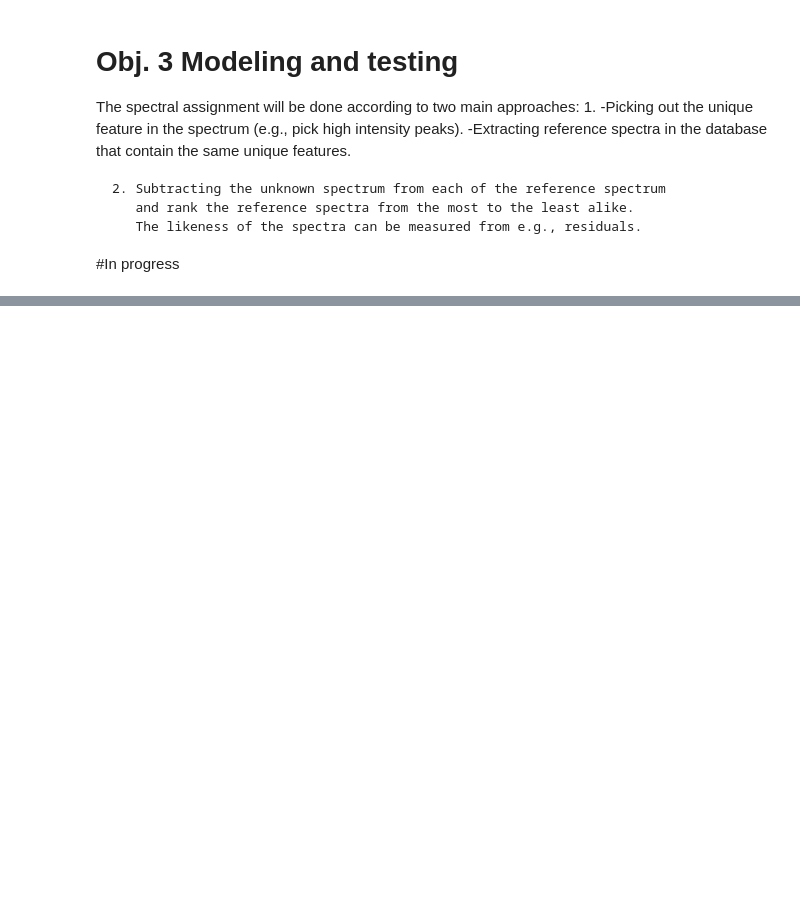
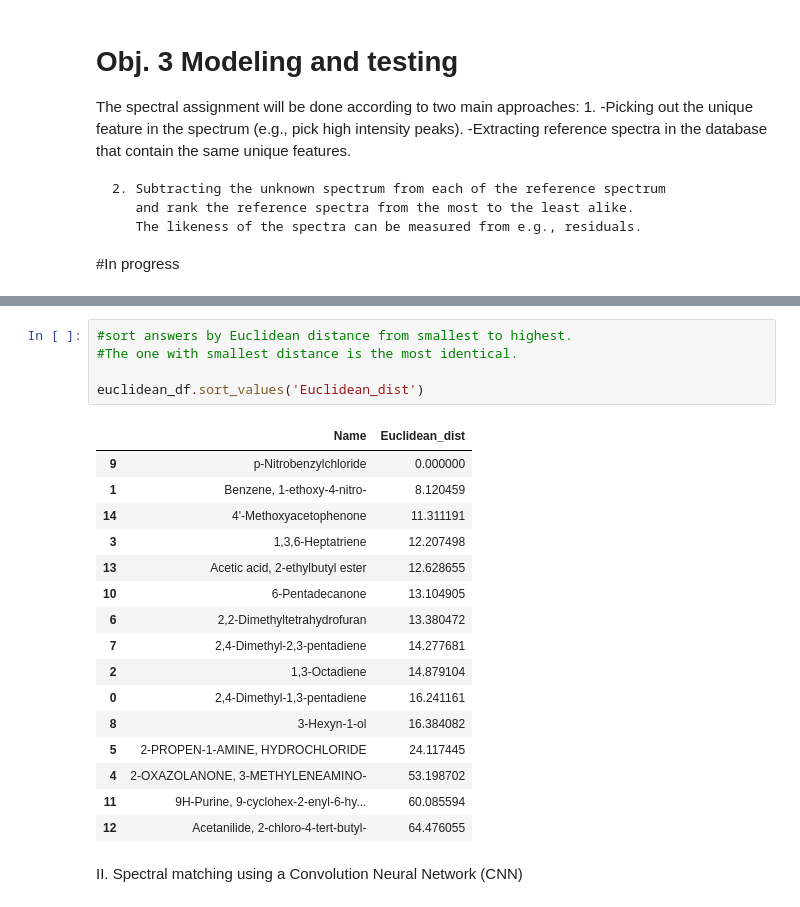
Before and after one commit to rayguna/IR-spectra-analyzer, a Jupyter notebook: IR-analyzer (MAIN).ipynb, the cells around one changed output, grey strips where cells are left out. Drawn from its saved outputs; the diff is of its cells as text; blank space fills up the shorter version.

```diff
--- a/IR-analyzer (MAIN).ipynb
+++ b/IR-analyzer (MAIN).ipynb
@@ -827,0 +971,24 @@ The spectral assignment will be done according to two main approaches:
+# %%
+#sort answers by Euclidean distance from smallest to highest.
+#The one with smallest distance is the most identical.
+
+euclidean_df.sort_values('Euclidean_dist')
+# %% [output]
+|  | Name | Euclidean_dist |
+| 9 | p-Nitrobenzylchloride | 0.000000 |
+| 1 | Benzene, 1-ethoxy-4-nitro- | 8.120459 |
+| 14 | 4'-Methoxyacetophenone | 11.311191 |
+| 3 | 1,3,6-Heptatriene | 12.207498 |
+| 13 | Acetic acid, 2-ethylbutyl ester | 12.628655 |
+| 10 | 6-Pentadecanone | 13.104905 |
+| 6 | 2,2-Dimethyltetrahydrofuran | 13.380472 |
+| 7 | 2,4-Dimethyl-2,3-pentadiene | 14.277681 |
+| 2 | 1,3-Octadiene | 14.879104 |
+| 0 | 2,4-Dimethyl-1,3-pentadiene | 16.241161 |
+| 8 | 3-Hexyn-1-ol | 16.384082 |
+| 5 | 2-PROPEN-1-AMINE, HYDROCHLORIDE | 24.117445 |
+| 4 | 2-OXAZOLANONE, 3-METHYLENEAMINO- | 53.198702 |
+| 11 | 9H-Purine, 9-cyclohex-2-enyl-6-hy... | 60.085594 |
+| 12 | Acetanilide, 2-chloro-4-tert-butyl- | 64.476055 |
+# %% [markdown]
+II. Spectral matching using a Convolution Neural Network (CNN)
```
Also changed, not shown: parts of 17 cells of this notebook, 16 other files.
